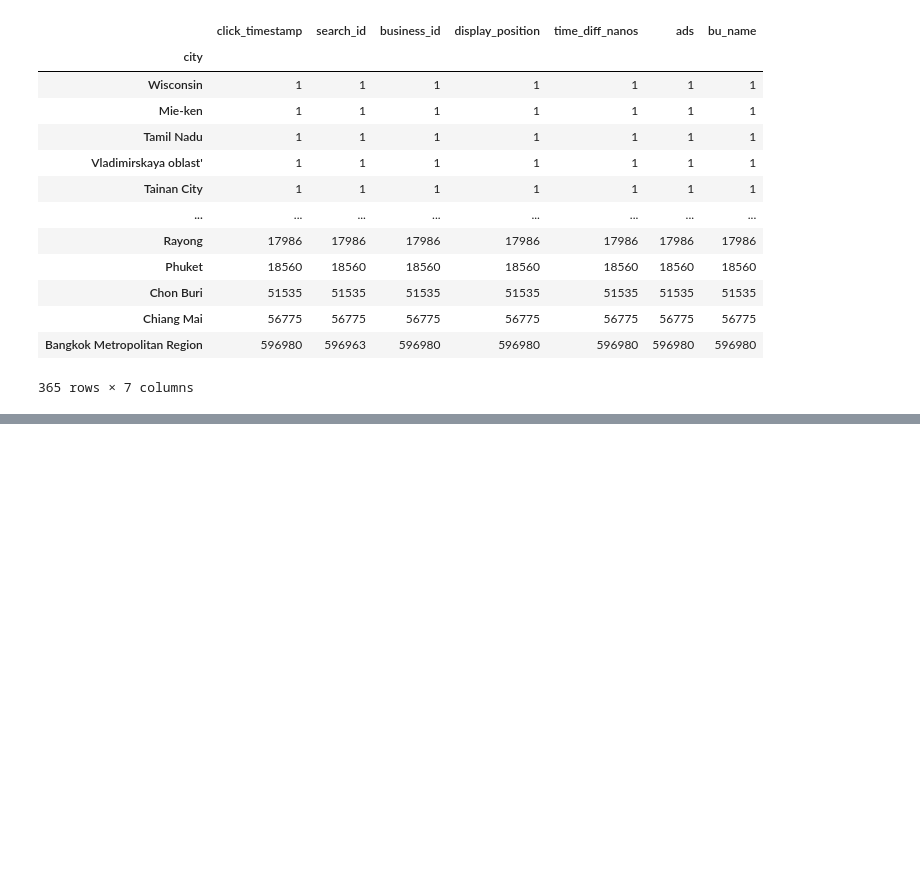
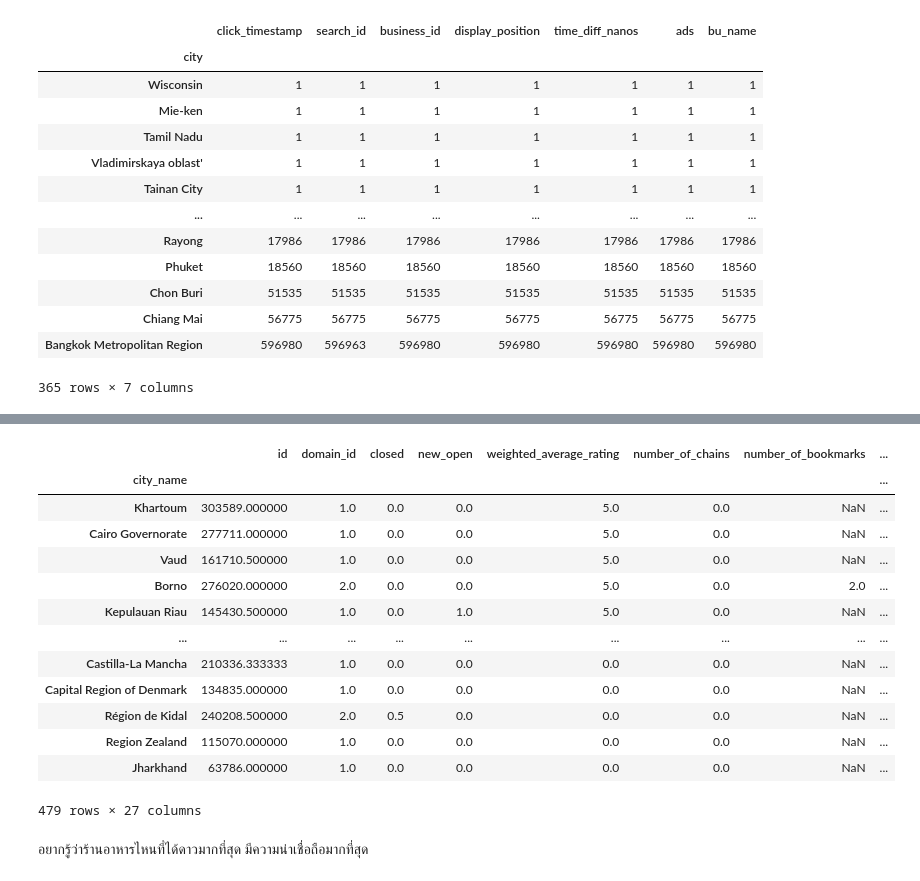
Before and after one commit to Kggzzz/KKU_data_mining, a Jupyter notebook: Pandas101.ipynb, the cells around one changed output, grey strips where cells are left out. Saved outputs shown, nothing was run; the diff lists cells and outputs as text; code cells hidden in the pictures; blank space fills up the shorter version.

```diff
--- a/Pandas101.ipynb
+++ b/Pandas101.ipynb
@@ -801,0 +833,19 @@ search_click_df.groupby('city').count().sort_values('click_timestamp')
+# %%
+w_restaurant_df.groupby('city_name').mean().sort_values('weighted_average_rating',ascending=False)
+# %% [output]
+|  | id | domain_id | closed | new_open | weighted_average_rating | number_of_chains | number_of_bookmarks | ... |
+| city_name |  |  |  |  |  |  |  | ... |
+| Khartoum | 303589.000000 | 1.0 | 0.0 | 0.0 | 5.0 | 0.0 | NaN | ... |
+| Cairo Governorate | 277711.000000 | 1.0 | 0.0 | 0.0 | 5.0 | 0.0 | NaN | ... |
+| Vaud | 161710.500000 | 1.0 | 0.0 | 0.0 | 5.0 | 0.0 | NaN | ... |
+| Borno | 276020.000000 | 2.0 | 0.0 | 0.0 | 5.0 | 0.0 | 2.0 | ... |
+| Kepulauan Riau | 145430.500000 | 1.0 | 0.0 | 1.0 | 5.0 | 0.0 | NaN | ... |
+| ... | ... | ... | ... | ... | ... | ... | ... | ... |
+| Castilla-La Mancha | 210336.333333 | 1.0 | 0.0 | 0.0 | 0.0 | 0.0 | NaN | ... |
+| Capital Region of Denmark | 134835.000000 | 1.0 | 0.0 | 0.0 | 0.0 | 0.0 | NaN | ... |
+| Région de Kidal | 240208.500000 | 2.0 | 0.5 | 0.0 | 0.0 | 0.0 | NaN | ... |
+| Region Zealand | 115070.000000 | 1.0 | 0.0 | 0.0 | 0.0 | 0.0 | NaN | ... |
+| Jharkhand | 63786.000000 | 1.0 | 0.0 | 0.0 | 0.0 | 0.0 | NaN | ... |
+479 rows × 27 columns
+# %% [markdown]
+อยากรู้ว่าร้านอาหารไหนที่ได้ดาวมากที่สุด มีความน่าเชื่อถือมากที่สุด
```
Also changed, not shown: parts of 10 cells of this notebook.
